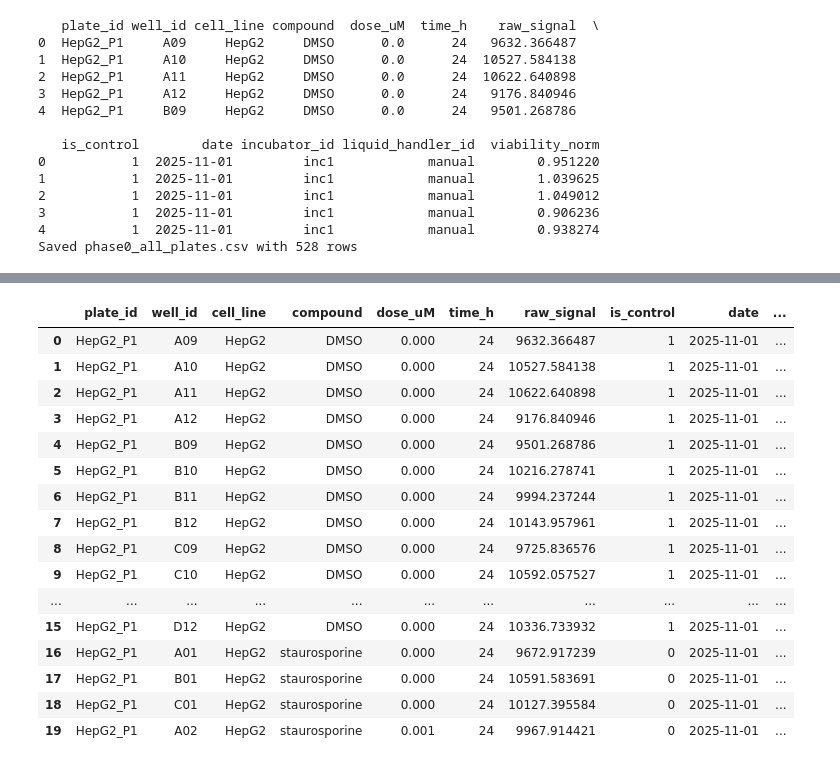
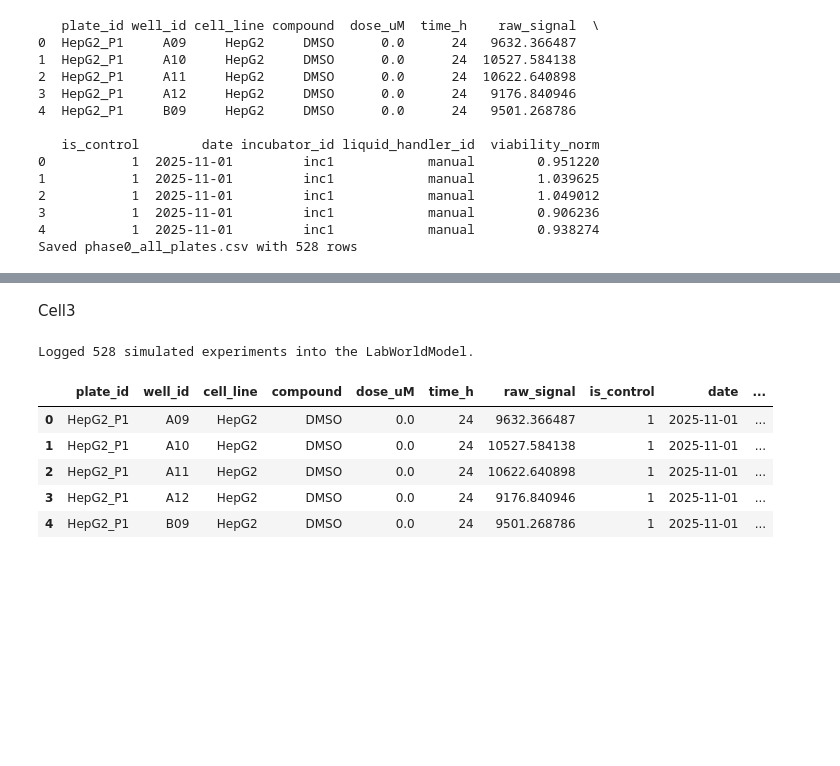
Before and after one commit to bjh-insitro/cell_OS, a Jupyter notebook: notebooks/01_phase0_simulation_and_baseline_sandbox.ipynb, the cells around one changed output, grey strips where cells are left out. Saved outputs shown, nothing was run; the diff lists cells and outputs as text; code cells hidden in the pictures; blank space fills up the shorter version.

```diff
--- a/notebooks/01_phase0_simulation_and_baseline_sandbox.ipynb
+++ b/notebooks/01_phase0_simulation_and_baseline_sandbox.ipynb
@@ -0,0 +3,15 @@
+# %%
+import sys
+import os
+
+# Project root: one level up from notebooks/
+repo_root = os.path.abspath(os.path.join(os.getcwd(), ".."))
+
+if repo_root not in sys.path:
+    sys.path.insert(0, repo_root)
+
+# Canonical path to pricing.yaml
+PRICING_PATH = os.path.join(repo_root, "data", "raw", "pricing.yaml")
+
+print("Repo root:", repo_root)
+print("Pricing path:", PRICING_PATH)
@@ -153,20 +159,36 @@ Name: count, dtype: int64
-# %%
-df[df.plate_id == "HepG2_P1"].head(20)
-# %% [output]
-|  | plate_id | well_id | cell_line | compound | dose_uM | time_h | raw_signal | is_control | date | ... |
-| 0 | HepG2_P1 | A09 | HepG2 | DMSO | 0.000 | 24 | 9632.366487 | 1 | 2025-11-01 | ... |
-| 1 | HepG2_P1 | A10 | HepG2 | DMSO | 0.000 | 24 | 10527.584138 | 1 | 2025-11-01 | ... |
-| 2 | HepG2_P1 | A11 | HepG2 | DMSO | 0.000 | 24 | 10622.640898 | 1 | 2025-11-01 | ... |
-| 3 | HepG2_P1 | A12 | HepG2 | DMSO | 0.000 | 24 | 9176.840946 | 1 | 2025-11-01 | ... |
-| 4 | HepG2_P1 | B09 | HepG2 | DMSO | 0.000 | 24 | 9501.268786 | 1 | 2025-11-01 | ... |
-| 5 | HepG2_P1 | B10 | HepG2 | DMSO | 0.000 | 24 | 10216.278741 | 1 | 2025-11-01 | ... |
-| 6 | HepG2_P1 | B11 | HepG2 | DMSO | 0.000 | 24 | 9994.237244 | 1 | 2025-11-01 | ... |
-| 7 | HepG2_P1 | B12 | HepG2 | DMSO | 0.000 | 24 | 10143.957961 | 1 | 2025-11-01 | ... |
-| 8 | HepG2_P1 | C09 | HepG2 | DMSO | 0.000 | 24 | 9725.836576 | 1 | 2025-11-01 | ... |
-| 9 | HepG2_P1 | C10 | HepG2 | DMSO | 0.000 | 24 | 10592.057527 | 1 | 2025-11-01 | ... |
-| ... | ... | ... | ... | ... | ... | ... | ... | ... | ... | ... |
-| 15 | HepG2_P1 | D12 | HepG2 | DMSO | 0.000 | 24 | 10336.733932 | 1 | 2025-11-01 | ... |
-| 16 | HepG2_P1 | A01 | HepG2 | staurosporine | 0.000 | 24 | 9672.917239 | 0 | 2025-11-01 | ... |
-| 17 | HepG2_P1 | B01 | HepG2 | staurosporine | 0.000 | 24 | 10591.583691 | 0 | 2025-11-01 | ... |
-| 18 | HepG2_P1 | C01 | HepG2 | staurosporine | 0.000 | 24 | 10127.395584 | 0 | 2025-11-01 | ... |
-| 19 | HepG2_P1 | A02 | HepG2 | staurosporine | 0.001 | 24 | 9967.914421 | 0 | 2025-11-01 | ... |
+# %% [markdown]
+Cell3
+# %%
+# Convert the simulated df into a world-model experiment log
+
+experiment_log = df.rename(columns={
+    "viability_norm": "readout_value"
+}).copy()
+
+experiment_log["readout_name"] = "viability"
+experiment_log["campaign_id"] = "PHASE0_SANDBOX"
+experiment_log["workflow_id"] = "WF_PHASE0_DR_V1"
+
+# Deterministic experiment IDs: unique per plate + well
+experiment_log["experiment_id"] = (
+    experiment_log["plate_id"].astype(str)
+    + "__"
+    + experiment_log["well_id"].astype(str)
+)
+
+# Ensure a replicate column exists
+if "replicate" not in experiment_log.columns:
+    experiment_log["replicate"] = 1
+
+world.add_experiments(experiment_log)
+
+print("Logged", len(experiment_log), "simulated experiments into the LabWorldModel.")
+world.get_experiments_for_campaign("PHASE0_SANDBOX").head()
+# %% [output]
+Logged 528 simulated experiments into the LabWorldModel.
+|  | plate_id | well_id | cell_line | compound | dose_uM | time_h | raw_signal | is_control | date | ... |
+| 0 | HepG2_P1 | A09 | HepG2 | DMSO | 0.0 | 24 | 9632.366487 | 1 | 2025-11-01 | ... |
+| 1 | HepG2_P1 | A10 | HepG2 | DMSO | 0.0 | 24 | 10527.584138 | 1 | 2025-11-01 | ... |
+| 2 | HepG2_P1 | A11 | HepG2 | DMSO | 0.0 | 24 | 10622.640898 | 1 | 2025-11-01 | ... |
+| 3 | HepG2_P1 | A12 | HepG2 | DMSO | 0.0 | 24 | 9176.840946 | 1 | 2025-11-01 | ... |
+| 4 | HepG2_P1 | B09 | HepG2 | DMSO | 0.0 | 24 | 9501.268786 | 1 | 2025-11-01 | ... |
```
Also changed, not shown: parts of 12 cells of this notebook, 29 other files.
